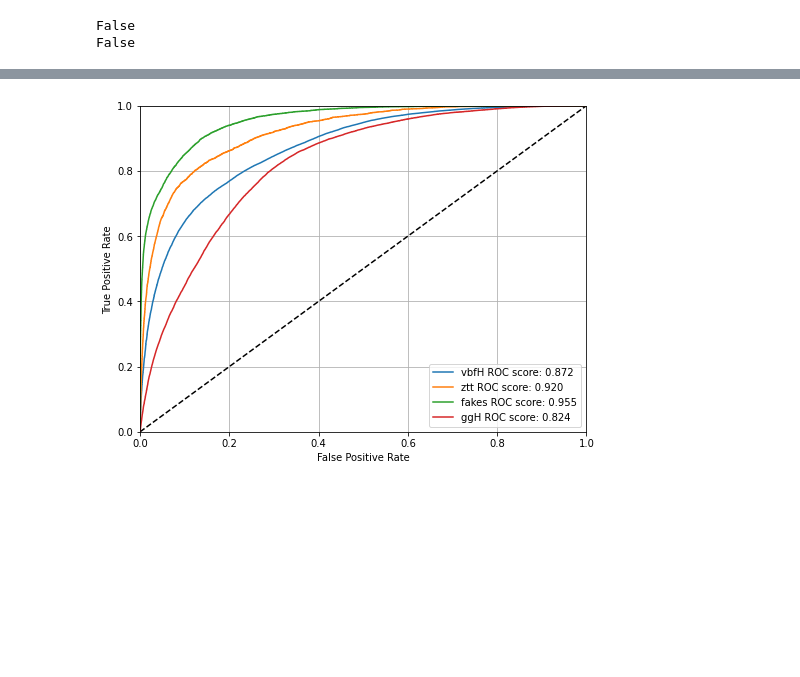
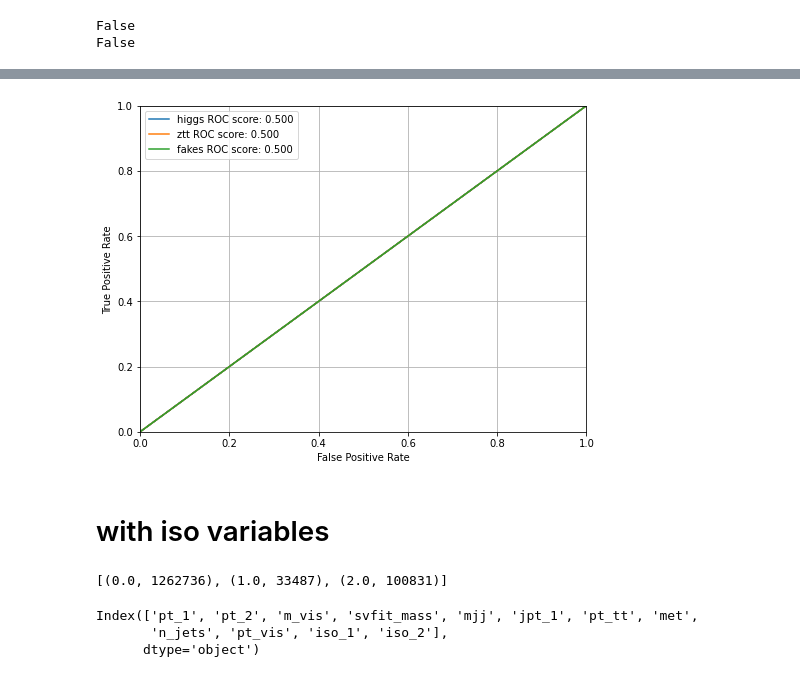
Before and after one commit to stanleyycheung/MSci-Project-HiggsTauTau, a Jupyter notebook: shared/signal_background_NN_v2.ipynb, the cells around one changed output, grey strips where cells are left out. Saved outputs shown, nothing was run; the diff lists cells and outputs as text; code cells hidden in the pictures; blank space fills up the shorter version.

```diff
--- a/shared/signal_background_NN_v2.ipynb
+++ b/shared/signal_background_NN_v2.ipynb
@@ -280,8 +289,10 @@ if want_NN:
     model.add(Dense(400, activation='relu'))
     model.add(Dense(400, activation='relu'))
     model.add(Dense(400, activation='relu'))
-    if want_multiclass:
+    if want_multiclass and not want_3class:
         model.add(Dense(4, activation='softmax'))
+    elif want_3class:
+        model.add(Dense(3, activation='softmax'))
     else:
         model.add(Dense(1, activation='sigmoid'))
     model.compile(optimizer='adam', loss='categorical_crossentropy')
@@ -292,6 +303,7 @@ def convert_labels(arr):
 if want_NN:
     #epoch_num = 30
     epoch_num = 5
-    model.fit(X_train, y_train, epochs=epoch_num)
+    model.fit(X_train, y_train, epochs=epoch_num, sample_weight=w_train)
+    #model.fit(X_train, y_train, epochs=epoch_num)
 # %% [output]
 Epoch 1/5
@@ -313,8 +325,12 @@ if want_multiclass and want_NN:
     y_pred_simple = convert_labels(y_pred)
     y_test_simple = convert_labels(y_test)
     print(accuracy_score(y_test_simple, y_pred_simple))
-    names = ['vbfH', 'zzt', 'fakes', 'ggH']
-    print(classification_report(y_test_simple, y_pred_simple, target_names=names))
+    if not want_3class:
+        names = ['vbfH', 'ztt', 'fakes', 'ggH']
+    if want_3class:
+        names = ['higgs', 'ztt', 'fakes']
+    print(classification_report(y_test_simple, y_pred_simple, target_names=names, sample_weight=w_test))
+    #print(classification_report(y_test_simple, y_pred_simple, target_names=names))
 else:
     print(accuracy_score(y_test, y_pred))
 # %% [output]
@@ -333,12 +358,20 @@ print(roc_auc_score(y_test, y_pred_proba, multi_class='ovo'))
 # %%
 if want_multiclass:
-    onehot=label_binarize(y_test_simple,classes=[0,1,2,3])
+    if not want_3class:
+        onehot=label_binarize(y_test_simple,classes=[0,1,2,3])
+    else:
+        onehot = label_binarize(y_test_simple, classes=[0, 1, 2])
     fpr=dict()
     tpr=dict()
     thresh = dict()
     roc_auc=dict()
-    for i in range(4):
-        fpr[i], tpr[i], thresh[i] = roc_curve(onehot[:,i], y_pred_proba[:,i])#,None,w_test
+    if want_3class:
+        class_num = 3
+    else:
+        class_num = 4
+    for i in range(class_num):
+        fpr[i], tpr[i], thresh[i] = roc_curve(onehot[:,i], y_pred_proba[:,i], sample_weight=w_test)#,None,w_test
+        #fpr[i], tpr[i], thresh[i] = roc_curve(onehot[:,i], y_pred_proba[:,i])#,None,w_test
         roc_auc[i] = auc(fpr[i], tpr[i])#,reorder=True)
 # %%
 print(set(list(y_pred_proba.flatten())))
@@ -354,23 +386,27 @@ if not want_multiclass:
 # %%
 if want_multiclass:
     classes = ['vbfH', 'ztt', 'fakes', 'ggH']
+    if want_3class:
+        classes = ['higgs', 'ztt', 'fakes']
     fig, ax = plt.subplots(figsize=(8,6))
     def plot_roc_curve(fpr, tpr, auc, i):
         ax.plot(fpr, tpr, label=f'{classes[i]} ROC score: {auc:.3f}')
         ax.set(xlabel='False Positive Rate', ylabel='True Positive Rate')
     #     ax.text(0.6, 0.3, 'ROC AUC Score: {:.3f}'.format(auc),
     #             bbox=dict(boxstyle='square,pad=0.3', fc='white', ec='k'))
         plt.legend()
     lims = [np.min([ax.get_xlim(), ax.get_ylim()]), np.max([ax.get_xlim(), ax.get_ylim()])]
     ax.set_xlim(lims)
     ax.set_ylim(lims)
     ax.plot(lims, lims, 'k--')
     ax.grid()
     for i in range(len(fpr)):
         plot_roc_curve(fpr[i],tpr[i],roc_auc[i], i)
     # plot_roc_curve(fpr[1],tpr[1],roc_auc[1], 1)
     # plot_roc_curve(fpr[2],tpr[2],roc_auc[2], 2)
     # plot_roc_curve(fpr[3],tpr[3],roc_auc[3], 3)
     #plt.savefig('./signal_background/eda/roc_curves.png')
 # %% [output]
-[figure, old version]
+[figure, new version]
+# %% [markdown]
+# with iso variables
@@ -376,0 +415,10 @@ if want_multiclass:
+# %%
+print(sorted(Counter(df_2.y).items()))
+# %% [output]
+[(0.0, 1262736), (1.0, 33487), (2.0, 100831)]
+# %%
+df_2.drop(['y', 'wt', 'w', 'cn'], axis=1).columns
+# %% [output]
+Index(['pt_1', 'pt_2', 'm_vis', 'svfit_mass', 'mjj', 'jpt_1', 'pt_tt', 'met',
+       'n_jets', 'pt_vis', 'iso_1', 'iso_2'],
+      dtype='object')
```
Also changed, not shown: parts of 39 cells of this notebook, 7 other files.
